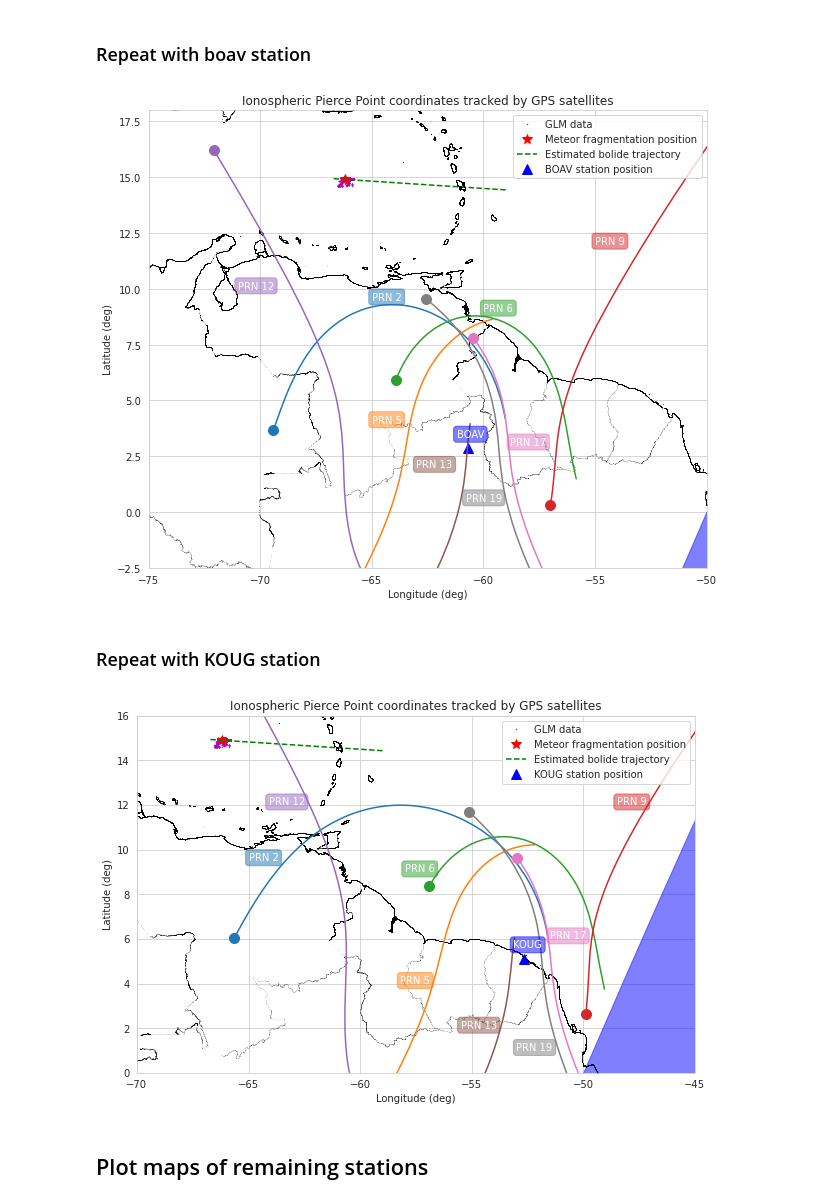
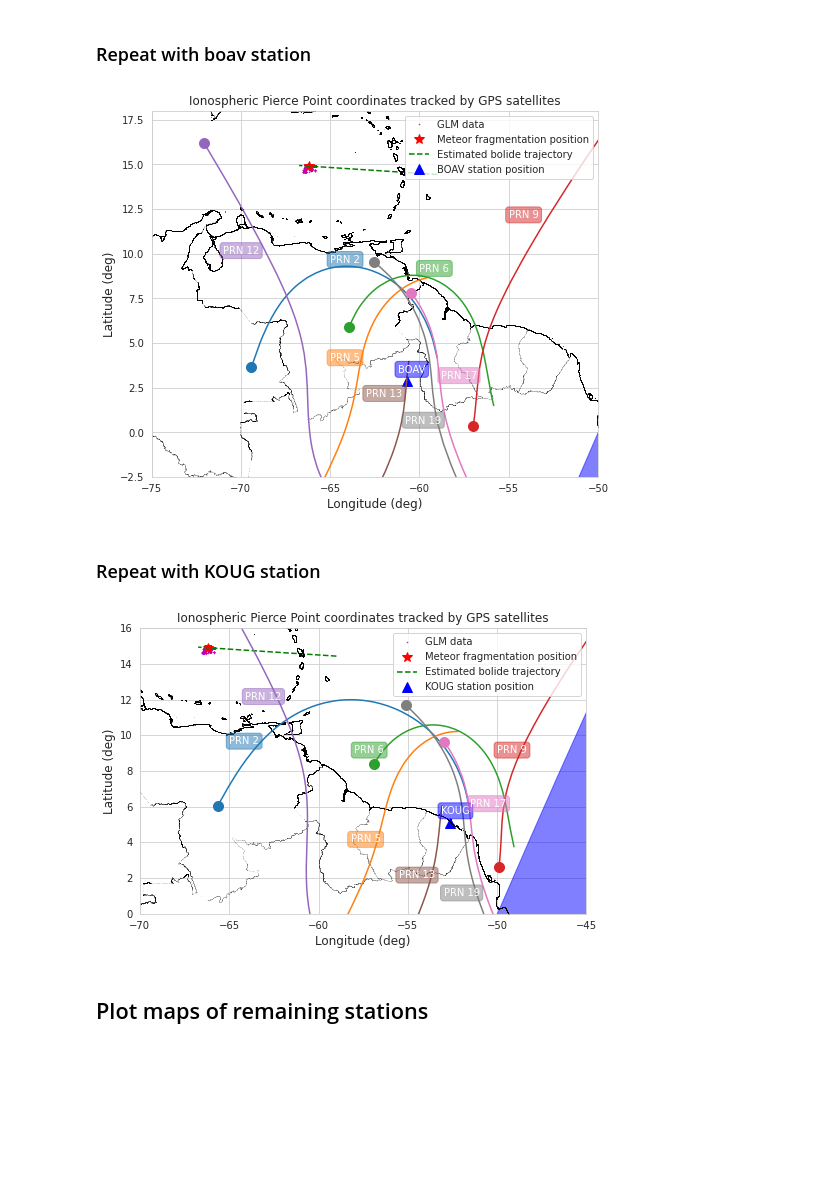
Before and after one commit to Lxndrs/Posdoc, a Jupyter notebook: skyfield_test.ipynb, the cells around one changed output. Saved outputs shown, nothing was run; the diff lists cells and outputs as text; code cells hidden in the pictures; blank space fills up the shorter version.

```diff
--- a/skyfield_test.ipynb
+++ b/skyfield_test.ipynb
@@ -143,7 +143,7 @@ ax.plot(Lon, Lat, "m.", ms=1, label = "GLM data")
 ax.plot(x_lon, y_lat, "r*", ms=10, label = "Meteor fragmentation position")
 ax.plot(xm, ym, "g--", label="Estimated bolide trajectory")
 ax.plot(s_lon, s_lat, "b^", ms=10, label="CN19 station position")
-ax.text(s_lon-0.5, s_lat+0.5, "CN19", color="w", bbox=dict(boxstyle="round", color="blue", alpha=0.5))
+ax.text(s_lon-0.5, s_lat+0.5, "CN19", color="w", bbox=dict(boxstyle="round", color="blue", alpha=0.5), fontsize="medium")
 for car in caribe:
     sf = shp.Reader(car)
     for shape in sf.shapeRecords():
@@ -155,17 +155,17 @@ for j,p in enumerate(prn_list):
     props = dict(boxstyle="round", color=colors[k], alpha=0.5)
     ax.plot(s_lons[prn_mask & time_window], s_lats[prn_mask &time_window])
     ax.plot(s_lons[prn_mask & time_window][0], s_lats[prn_mask &time_window][0], "o", c=colors[k], ms=10)
-    ax.text(prn_text_coords_x[j], prn_text_coords_y[j], "PRN {}".format(p), c="w", bbox =props)
+    ax.text(prn_text_coords_x[j], prn_text_coords_y[j], "PRN {}".format(p), c="w", bbox =props, fontsize="medium")
     k+=1
 #ax.scatter(terminator_longitudes, terminator_latitudes)
 #ax.scatter(sun_subpoint.longitude.degrees, sun_subpoint.latitude.degrees)
 ax.fill_between(terminator_longitudes, -70, terminator_latitudes, color="blue", alpha=0.5)
 ax.set_xlim(-75, -55)
 ax.set_ylim(2.5, 20)
-ax.legend(loc="upper right")
-ax.set_xlabel("Longitude (deg)")
-ax.set_ylabel("Latitude (deg)")
-ax.set_title("Ionospheric Pierce Point coordinates tracked by GPS satellites")
+ax.legend(loc="upper right", fontsize="medium")
+ax.set_xlabel("Longitude (deg)", fontsize="large")
+ax.set_ylabel("Latitude (deg)", fontsize="large")
+ax.set_title("Ionospheric Pierce Point coordinates tracked by GPS satellites", fontsize="large")
 f.set_size_inches(8, 8)
 f.savefig("./paper/figures/cn19_satellites_positions_terminator_21-25-48.png")
 # %% [output]
@@ -194,7 +194,7 @@ ax.plot(Lon, Lat, "m.", ms=1, label = "GLM data")
 ax.plot(x_lon, y_lat, "r*", ms=10, label = "Meteor fragmentation position")
 ax.plot(xm, ym, "g--", label="Estimated bolide trajectory")
 ax.plot(s_lon2, s_lat2, "b^", ms=10, label="BOAV station position")
-ax.text(s_lon2-0.5, s_lat2+0.5, "BOAV", color="w", bbox=dict(boxstyle="round", color="blue", alpha=0.5))
+ax.text(s_lon2-0.5, s_lat2+0.5, "BOAV", color="w", bbox=dict(boxstyle="round", color="blue", alpha=0.5), fontsize="medium")
 for car in caribe:
     sf = shp.Reader(car)
     for shape in sf.shapeRecords():
@@ -206,21 +206,21 @@ for j,p in enumerate(prn_list):
     props = dict(boxstyle="round", color=colors[k], alpha=0.5)
     ax.plot(s_lons[prn_mask & time_window], s_lats[prn_mask &time_window])
     ax.plot(s_lons[prn_mask & time_window][0], s_lats[prn_mask &time_window][0], "o", c=colors[k], ms=10)
-    ax.text(prn_text_coords_x[j], prn_text_coords_y[j], "PRN {}".format(p), c="w", bbox=props)
+    ax.text(prn_text_coords_x[j], prn_text_coords_y[j], "PRN {}".format(p), c="w", bbox=props, fontsize="medium")
     k+=1
 #ax.scatter(terminator_longitudes, terminator_latitudes)
 #ax.scatter(sun_subpoint.longitude.degrees, sun_subpoint.latitude.degrees)
 ax.fill_between(terminator_longitudes, -70, terminator_latitudes, color="blue", alpha=0.5)
 ax.set_xlim(-75, -50)
 ax.set_ylim(-2.5, 18)
-ax.legend()
-ax.set_xlabel("Longitude (deg)")
-ax.set_ylabel("Latitude (deg)")
-ax.set_title("Ionospheric Pierce Point coordinates tracked by GPS satellites")
-f.set_size_inches(10, 10)
+ax.legend(fontsize="medium")
+ax.set_xlabel("Longitude (deg)", fontsize="large")
+ax.set_ylabel("Latitude (deg)", fontsize="large")
+ax.set_title("Ionospheric Pierce Point coordinates tracked by GPS satellites", fontsize="large")
+f.set_size_inches(8, 8)
 f.savefig("./paper/figures/boav_satellites_positions_terminator_21-25-48.png")
 # %% [output]
-[figure, old version]
+[figure, new version]
 # %% [markdown]
 ### Repeat with KOUG station
 # %%
@@ -234,44 +234,44 @@ time = cmn_data["Time"]
 starttime = 21. + 25/60. +48./3600.
 time_window = (time> max(starttime-2.5, 0.0)) & (time< min(starttime+3.5, 24.0))
 prn_list = [2, 5, 6, 9, 12, 13, 17, 19]
-prn_text_coords_x= [-65, -58.2, -58, -48.5, -64.1, -55.5, -51.5, -53]
-prn_text_coords_y= [9.5, 4, 9, 12, 12, 2, 6, 1]
+prn_text_coords_x= [-65, -58.2, -58, -50, -64.1, -55.5, -51.5, -53]
+prn_text_coords_y= [9.5, 4, 9, 9, 12, 2, 6, 1]
 # %%
 s_lat3, s_lon3 = s_data["Latitude"][s_data["Site"]=="KOUG"], s_data["Longitude"][s_data["Site"]=="KOUG"]
 f = plt.figure()
 ax = f.add_subplot(111, aspect="equal")
 k=0
 ax.plot(Lon, Lat, "m.", ms=1, label = "GLM data")
 ax.plot(x_lon, y_lat, "r*", ms=10, label = "Meteor fragmentation position")
 ax.plot(xm, ym, "g--", label="Estimated bolide trajectory")
 ax.plot(s_lon3, s_lat3, "b^", ms=10, label="KOUG station position")
-ax.text(s_lon3-0.5, s_lat3+0.5, "KOUG", color="w", bbox=dict(boxstyle="round", color="blue", alpha=0.5))
+ax.text(s_lon3-0.5, s_lat3+0.5, "KOUG", color="w", bbox=dict(boxstyle="round", color="blue", alpha=0.5), fontsize="medium")
 for car in caribe:
     sf = shp.Reader(car)
     for shape in sf.shapeRecords():
         x = [i[0] for i in shape.shape.points[:]]
         y = [i[1] for i in shape.shape.points[:]]
         ax.plot(x, y, "k.", ms=0.025)
 for j,p in enumerate(prn_list):
     prn_mask = cmn_data["PRN"] == p
     props = dict(boxstyle="round", color=colors[k], alpha=0.5)
     ax.plot(s_lons[prn_mask & time_window], s_lats[prn_mask &time_window])
     ax.plot(s_lons[prn_mask & time_window][0], s_lats[prn_mask &time_window][0], "o", c=colors[k], ms=10)
-    ax.text(prn_text_coords_x[j], prn_text_coords_y[j], "PRN {}".format(p), c="w", bbox=props)
+    ax.text(prn_text_coords_x[j], prn_text_coords_y[j], "PRN {}".format(p), c="w", bbox=props, fontsize="medium")
     k+=1
 #ax.scatter(terminator_longitudes, terminator_latitudes)
 #ax.scatter(sun_subpoint.longitude.degrees, sun_subpoint.latitude.degrees)
 ax.fill_between(terminator_longitudes, -70, terminator_latitudes, color="blue", alpha=0.5)
 ax.set_xlim(-70, -45)
 ax.set_ylim(0, 16)
 ax.legend()
-ax.set_xlabel("Longitude (deg)")
-ax.set_ylabel("Latitude (deg)")
-ax.set_title("Ionospheric Pierce Point coordinates tracked by GPS satellites")
-f.set_size_inches(10, 10)
+ax.set_xlabel("Longitude (deg)", fontsize="large")
+ax.set_ylabel("Latitude (deg)", fontsize="large")
+ax.set_title("Ionospheric Pierce Point coordinates tracked by GPS satellites", fontsize="large")
+f.set_size_inches(8, 8)
 f.savefig("./paper/figures/koug_satellites_positions_terminator_21-25-48.png")
 # %% [output]
-[figure, old version]
+[figure, new version]
 # %% [markdown]
 ## Plot maps of remaining stations
 # %% [markdown]
```
Also changed, not shown: parts of 6 cells of this notebook, 14 other files.
